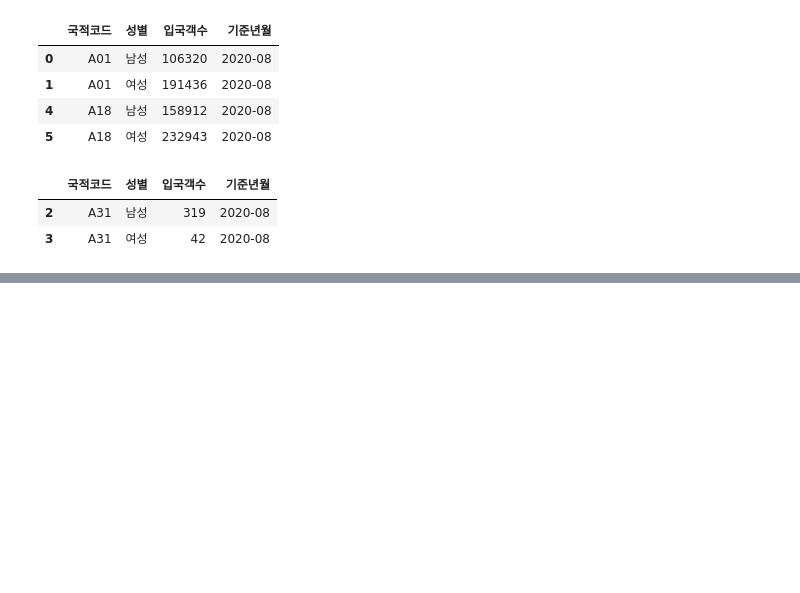
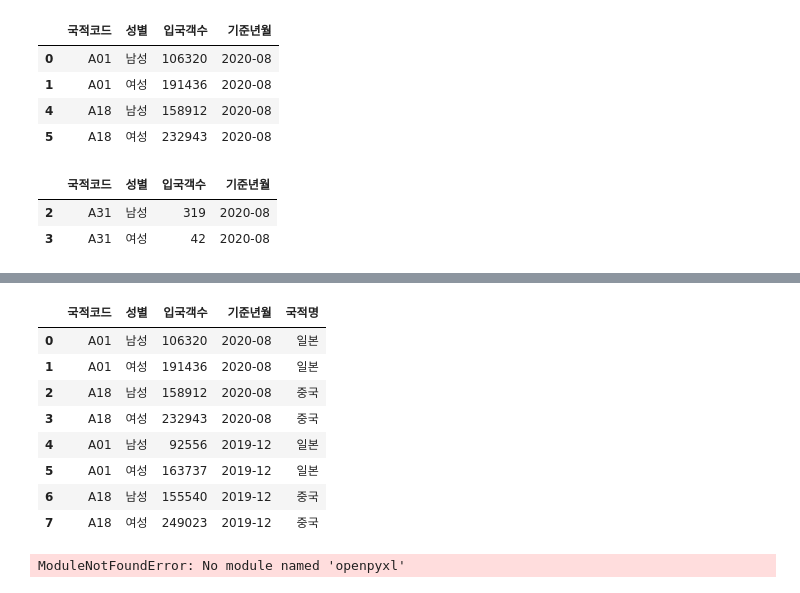
Before and after one commit to YJLi1029/Data, a Jupyter notebook: jupyter_note/pandas_prac.ipynb, the cells around one changed output, grey strips where cells are left out. Saved outputs shown, nothing was run; the diff lists cells and outputs as text; code cells hidden in the pictures; blank space fills up the shorter version.

```diff
--- a/jupyter_note/pandas_prac.ipynb
+++ b/jupyter_note/pandas_prac.ipynb
@@ -177,0 +276,19 @@ sample_1[condition3==False] #위 경우를 제외한 것을 출력하고 싶을
+# %%
+# 데이터 저장
+sample
+# %% [output]
+|  | 국적코드 | 성별 | 입국객수 | 기준년월 | 국적명 |
+| 0 | A01 | 남성 | 106320 | 2020-08 | 일본 |
+| 1 | A01 | 여성 | 191436 | 2020-08 | 일본 |
+| 2 | A18 | 남성 | 158912 | 2020-08 | 중국 |
+| 3 | A18 | 여성 | 232943 | 2020-08 | 중국 |
+| 4 | A01 | 남성 | 92556 | 2019-12 | 일본 |
+| 5 | A01 | 여성 | 163737 | 2019-12 | 일본 |
+| 6 | A18 | 남성 | 155540 | 2019-12 | 중국 |
+| 7 | A18 | 여성 | 249023 | 2019-12 | 중국 |
+# %%
+#위와 같이 만들어진 데이터를 엑셀 파일로 저장해 두면 다음에는 위와 같은 작업을 다시 하지 않아도 된다.
+#pandas에서 데이터를 엑셀 파일로 저장하기
+sample.to_excel('./PracSample.xlsx')
+# %% [output]
+ModuleNotFoundError: No module named 'openpyxl'
```
Also changed, not shown: parts of 7 cells of this notebook, 1 other file.
